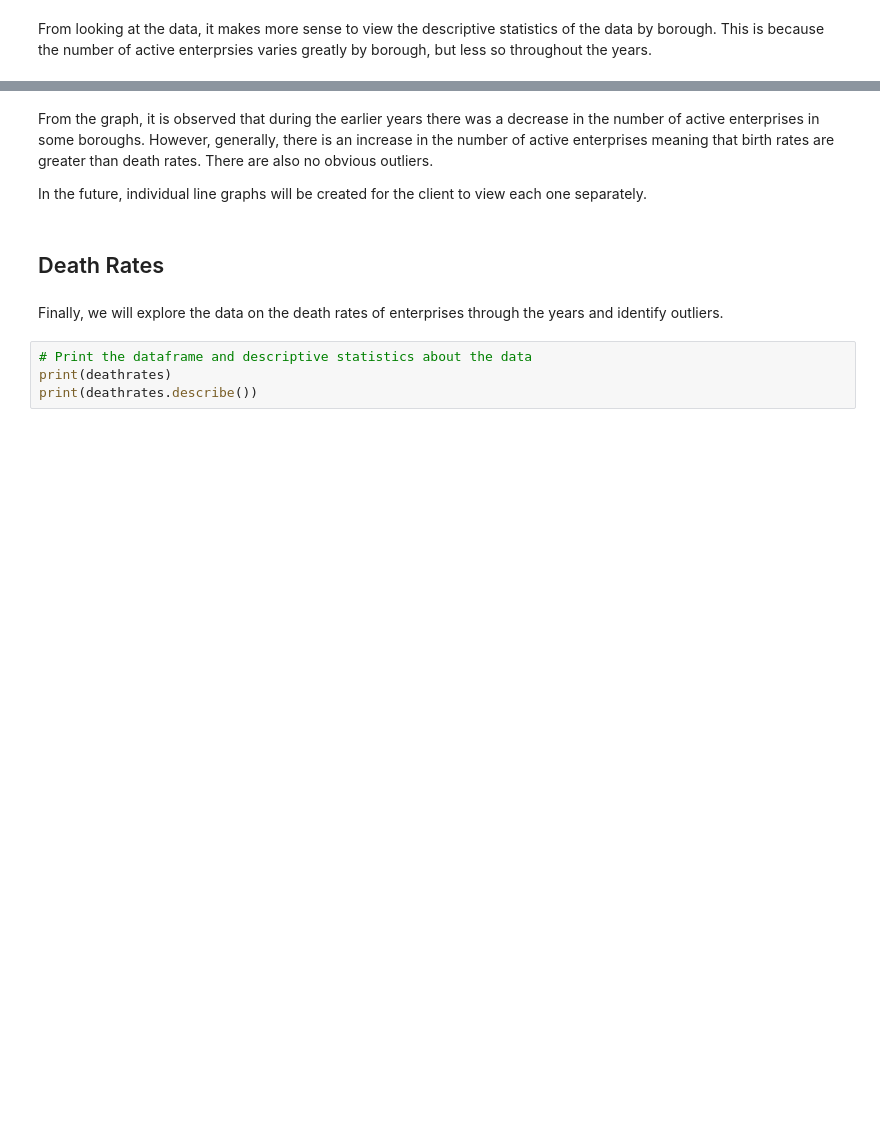
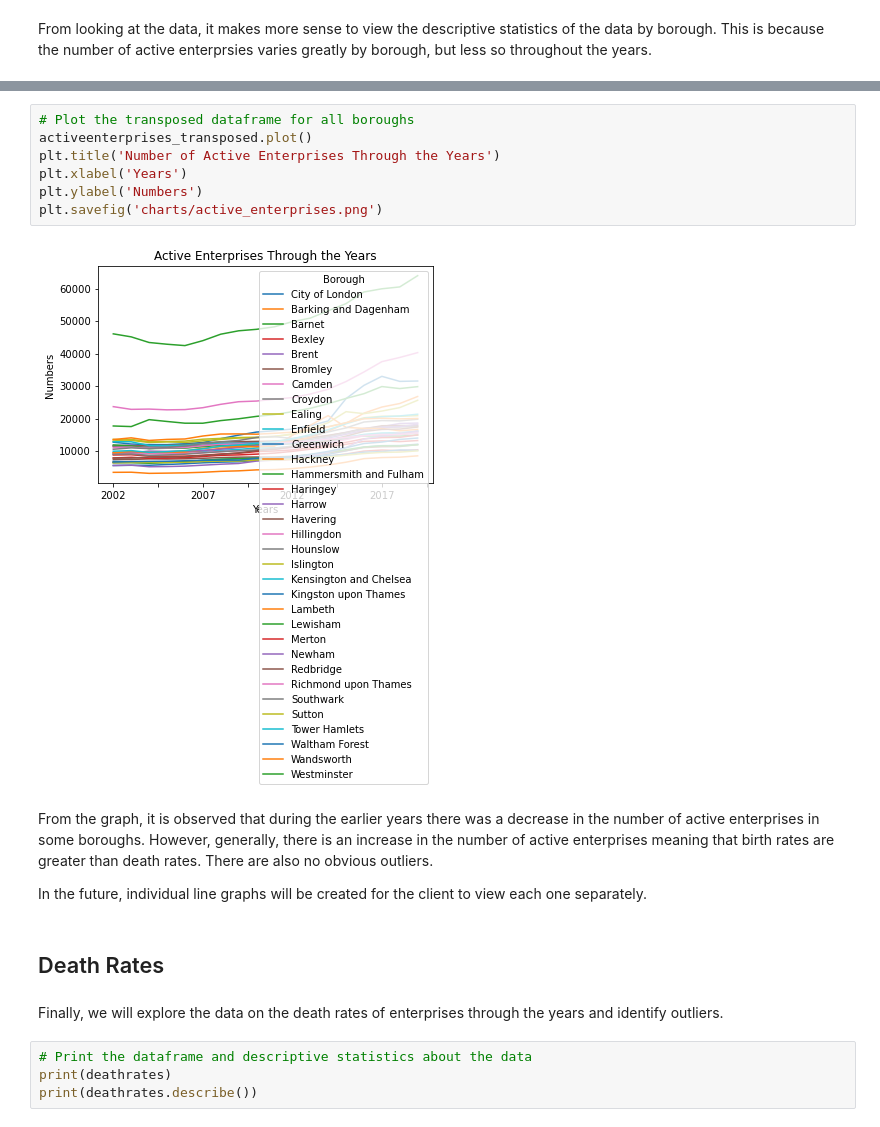
Before and after one commit to ucl-comp0035/coursework-1-zzoeys, a Jupyter notebook: data_exploration_notebook.ipynb, the cells around one changed output, grey strips where cells are left out. Cells and saved outputs as stored; diff of their text form; blank space fills up the shorter version.

```diff
--- a/data_exploration_notebook.ipynb
+++ b/data_exploration_notebook.ipynb
@@ -146,3 +139,12 @@ max      13990.000000  20095.000000  63980.000000
+# %%
+# Plot the transposed dataframe for all boroughs
+activeenterprises_transposed.plot()
+plt.title('Number of Active Enterprises Through the Years')
+plt.xlabel('Years')
+plt.ylabel('Numbers')
+plt.savefig('charts/active_enterprises.png')
+# %% [output]
+[figure, added]
 # %% [markdown]
 From the graph, it is observed that during the earlier years there was a decrease in the number of active enterprises in some boroughs. However, generally, there is an increase in the number of active enterprises meaning that birth rates are greater than death rates. There are also no obvious outliers.
 
```
Also changed, not shown: parts of 16 cells of this notebook.
